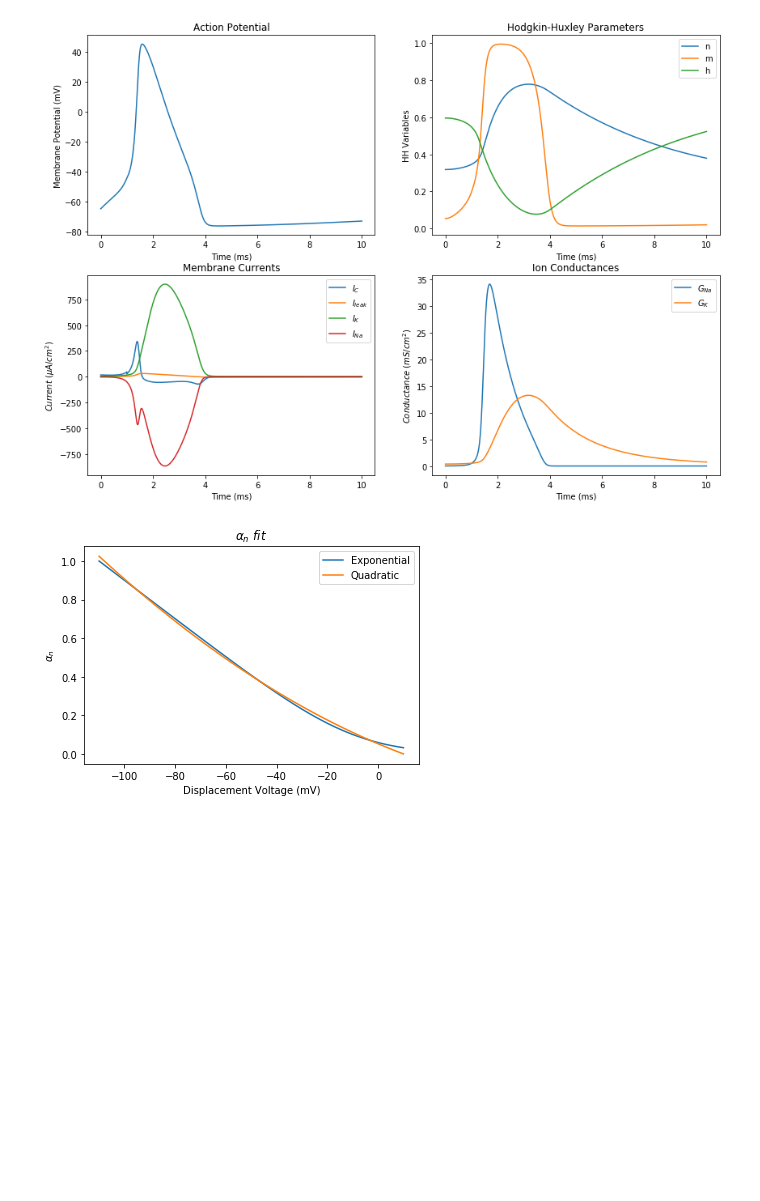
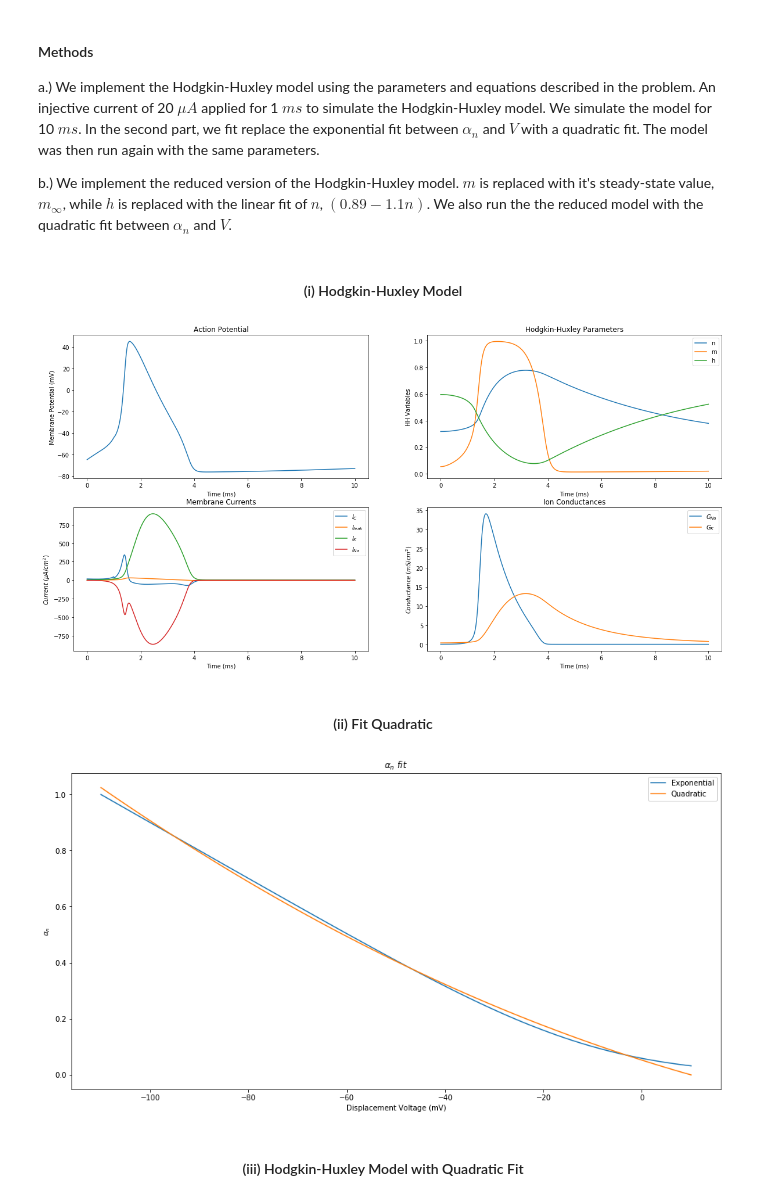
Before and after one commit to vanandrew/BME572, a Jupyter notebook: HW1/Problem1.ipynb, the cells around one changed output. Drawn from its saved outputs; the diff is of its cells as text; code cells hidden in the pictures; blank space fills up the shorter version.

Commit message:
problem1 methods and discussion

```diff
--- a/HW1/Problem1.ipynb
+++ b/HW1/Problem1.ipynb
@@ -3,6 +21,12 @@
 # Import libraries
 import numpy as np
 import matplotlib.pyplot as plt
+# %% [markdown]
+#### Methods
+
+a.) We implement the Hodgkin-Huxley model using the parameters and equations described in the problem. An injective current of 20 $\mu A$ applied for 1 $ms$ to simulate the Hodgkin-Huxley model. We simulate the model for 10 $ms$. In the second part, we fit replace the exponential fit between $\alpha_{n}$ and $V$ with a quadratic fit. The model was then run again with the same parameters.
+
+b.) We implement the reduced version of the Hodgkin-Huxley model. $m$ is replaced with it's steady-state value, $m_{\infty}$, while $h$ is replaced with the linear fit of $n$, $(0.89 - 1.1n)$. We also run the the reduced model with the quadratic fit between $\alpha_{n}$ and $V$.
 # %%
 """
     Define the Hodgkin-Huxley class
@@ -156,6 +180,8 @@ class Hodgkin_Huxley:
         self.Na_I.append(Na_I)
         self.K_I.append(K_I)
         self.V_vals.append(self.V)
+# %% [markdown]
+<h4><center>(i) Hodgkin-Huxley Model</center></h4>
 # %%
 # Create function to run model
 def run_model(hhmodel, iterations=10000, hide_h=False):
@@ -164,7 +190,7 @@ def run_model(hhmodel, iterations=10000, hide_h=False):
         hhmodel.step()
 
     # Create Figure
-    plt.figure(figsize=(14,10))
+    plt.figure(figsize=(20,10))
 
     # Create time array
     time = np.linspace(0,10-0.001,iterations)
@@ -187,34 +213,36 @@ def run_model(hhmodel, iterations=10000, hide_h=False):
     plt.xlabel('Time (ms)')
     plt.ylabel('HH Variables')
 
     # Plot Currents
     plt.subplot(223)
     plt.plot(time, hhmodel.Cap_I, label=r'$I_{C}$')
     plt.plot(time, hhmodel.leak_I, label=r'$I_{leak}$')
     plt.plot(time, hhmodel.K_I, label=r'$I_{K}$')
     plt.plot(time, hhmodel.Na_I, label=r'$I_{Na}$')
     plt.legend()
     plt.title('Membrane Currents')
     plt.xlabel('Time (ms)')
     plt.ylabel(r'$Current\ (\mu A/cm^{2})$')
 
     # Plot Conductances
     plt.subplot(224)
     plt.plot(time, hhmodel.Na_conduct, label=r'$G_{Na}$')
     plt.plot(time, hhmodel.K_conduct, label=r'$G_{K}$')
     plt.legend()
     plt.title('Ion Conductances')
     plt.xlabel('Time (ms)')
     plt.ylabel(r'$Conductance\ (mS/cm^{2})$')
 
     # Show figures
     plt.show()
 
 # Create Hodgkin Huxley model with default parameters
 hhmodel = Hodgkin_Huxley()
 run_model(hhmodel)
 # %% [output]
-[figure, old version]
+[figure, new version]
+# %% [markdown]
+<h4><center>(ii) Fit Quadratic</center></h4>
 # %%
 """
     Fit quadratic to alpha_n and V
@@ -232,7 +260,7 @@ p_coeff = np.polyfit(V_range,alpha_n_range,2)
 alpha_n_qfit = p_coeff[0]*V_range**2 + p_coeff[1]*V_range + p_coeff[2]
 
 # plot fit
-plt.figure()
+plt.figure(figsize=(16,8))
 plt.plot(V_range, alpha_n_range, label='Exponential')
 plt.plot(V_range, alpha_n_qfit, label='Quadratic')
 plt.legend()
@@ -241,7 +269,9 @@ plt.ylabel(r'$\alpha_{n}$')
 plt.xlabel('Displacement Voltage (mV)')
 plt.show()
 # %% [output]
-[figure, old version]
+[figure, new version]
+# %% [markdown]
+<h4><center>(iii) Hodgkin-Huxley Model with Quadratic Fit</center></h4>
 # %%
 """
     Re-run Hodgkin-Huxley model with quadratic alpha_n fit
```
Also changed, not shown: parts of 7 cells of this notebook.
